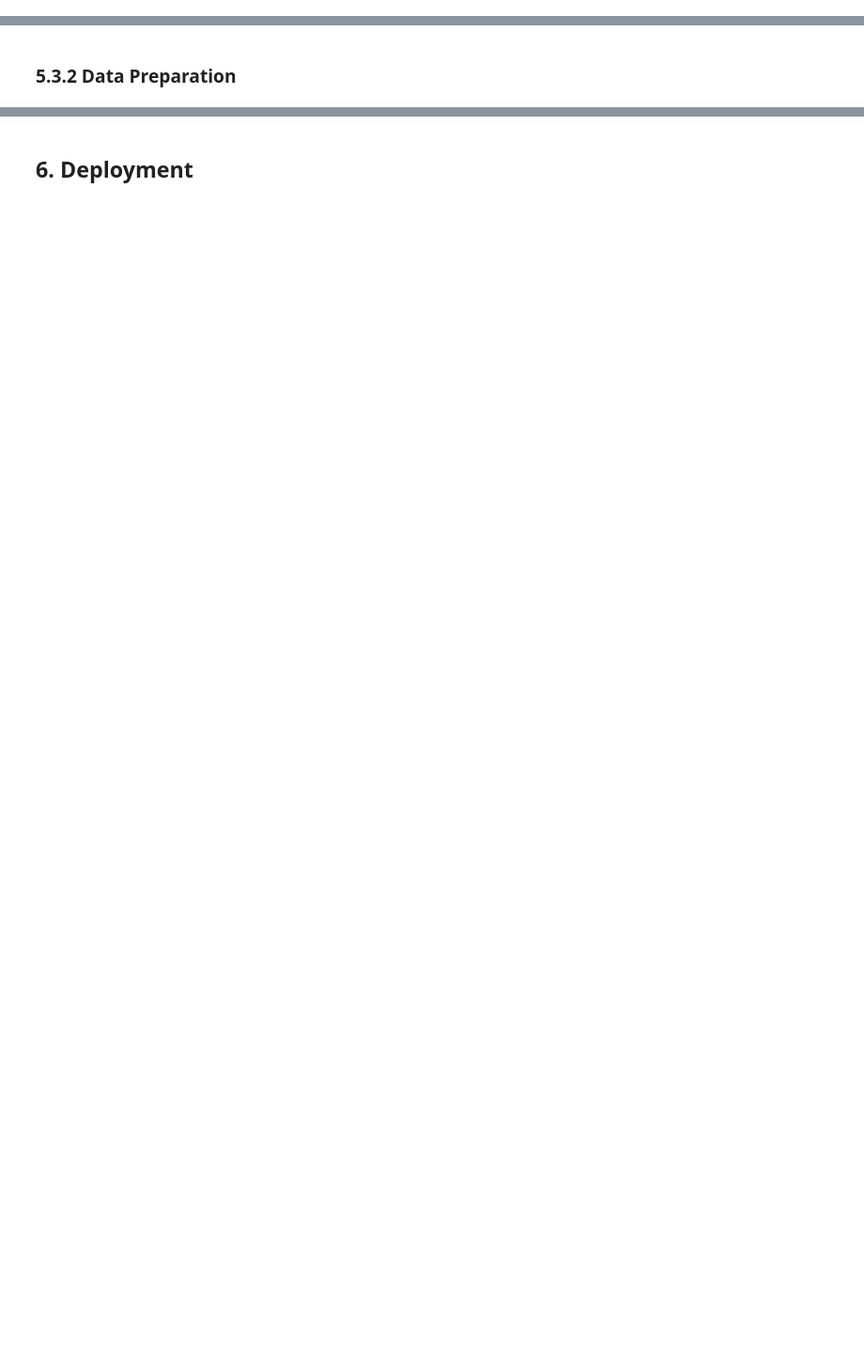
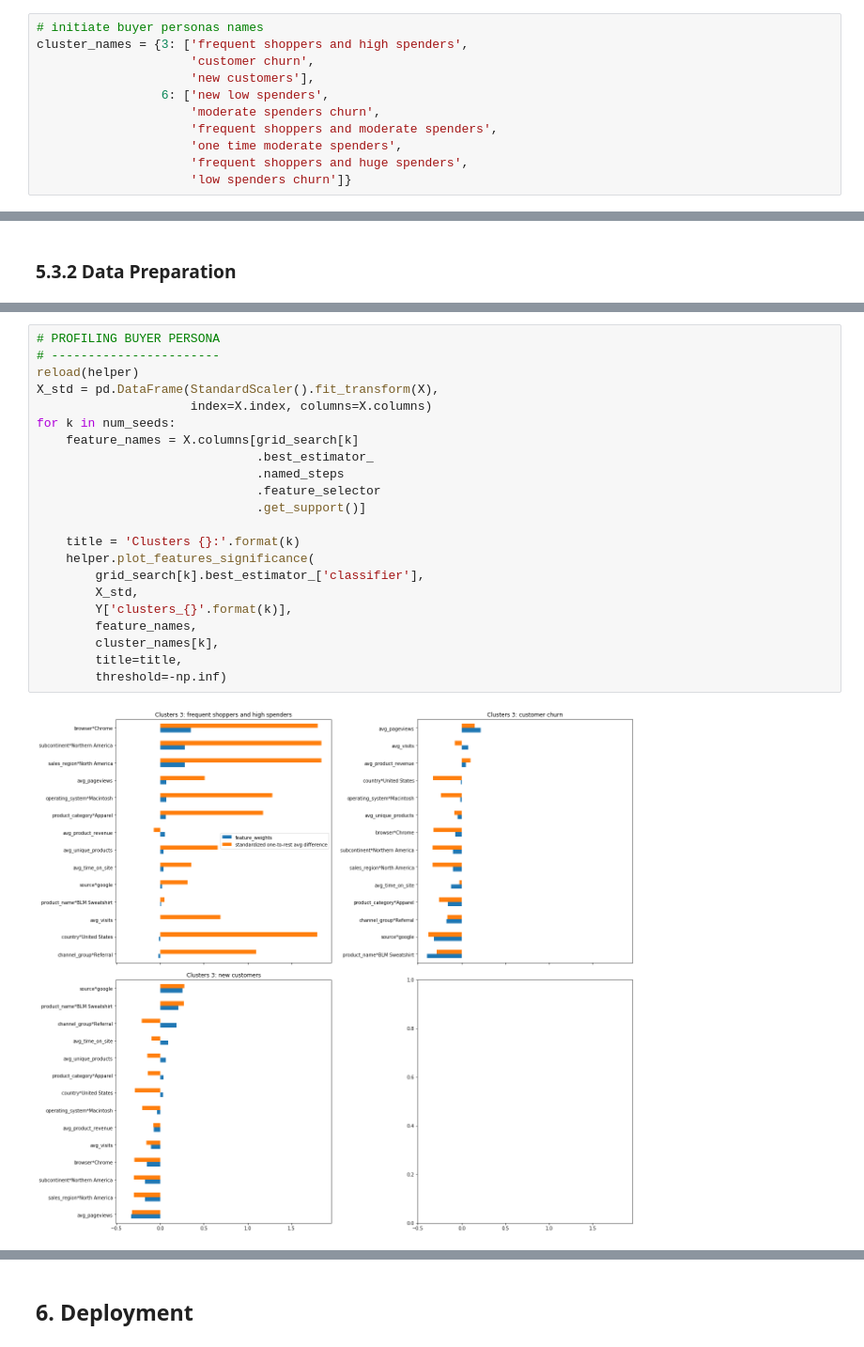
Before and after one commit to alfredsasko/Customer-Journey-Analytics, a Jupyter notebook: customer-journey-analytics.ipynb, the cells around one changed output, grey strips where cells are left out. Shown at 94% size. Saved outputs shown, nothing was run; the diff lists cells and outputs as text; blank space fills up the shorter version.

```diff
--- a/customer-journey-analytics.ipynb
+++ b/customer-journey-analytics.ipynb
@@ -697,6 +1038,17 @@ Examination of means of cluster variables shows sligth changes in profiles:
    - cluster 6 (1478 customers) with 2nd highest recency 260 days, lowest frequency 1 and low monetary value 35USD represening ___"low spenders churn"___ (matching hierarchical cluster 4)
    - cluster 1 (1490 customers) has low monetary value 39USD, recency 77 days and frequency 1 representing ___"new low spenders"___ (matching hierarchical cluster 5)
    - cluster 4 (1645 customers) has low frequency 1 and moderate monetary value 310USD representing ___"one time moderate spenders"___ (matchin hierarchical cluster 6)
+# %%
+# initiate buyer personas names
+cluster_names = {3: ['frequent shoppers and high spenders',
+                     'customer churn',
+                     'new customers'],
+                 6: ['new low spenders',
+                     'moderate spenders churn',
+                     'frequent shoppers and moderate spenders',
+                     'one time moderate spenders',
+                     'frequent shoppers and huge spenders',
+                     'low spenders churn']}
 # %% [markdown]
 ## 5. Evaluation
 The purpose of this section is to assess if generalizability of the solution to population.
@@ -1159,0 +1847,24 @@ data = pd.merge(agg_df,
+# %%
+# PROFILING BUYER PERSONA
+# -----------------------
+reload(helper)
+X_std = pd.DataFrame(StandardScaler().fit_transform(X),
+                     index=X.index, columns=X.columns)
+for k in num_seeds:
+    feature_names = X.columns[grid_search[k]
+                              .best_estimator_
+                              .named_steps
+                              .feature_selector
+                              .get_support()]
+
+    title = 'Clusters {}:'.format(k)
+    helper.plot_features_significance(
+        grid_search[k].best_estimator_['classifier'],
+        X_std,
+        Y['clusters_{}'.format(k)],
+        feature_names,
+        cluster_names[k],
+        title=title,
+        threshold=-np.inf)
+# %% [output]
+[figure, added]
```
Also changed, not shown: parts of 40 cells of this notebook, 4 other files.
